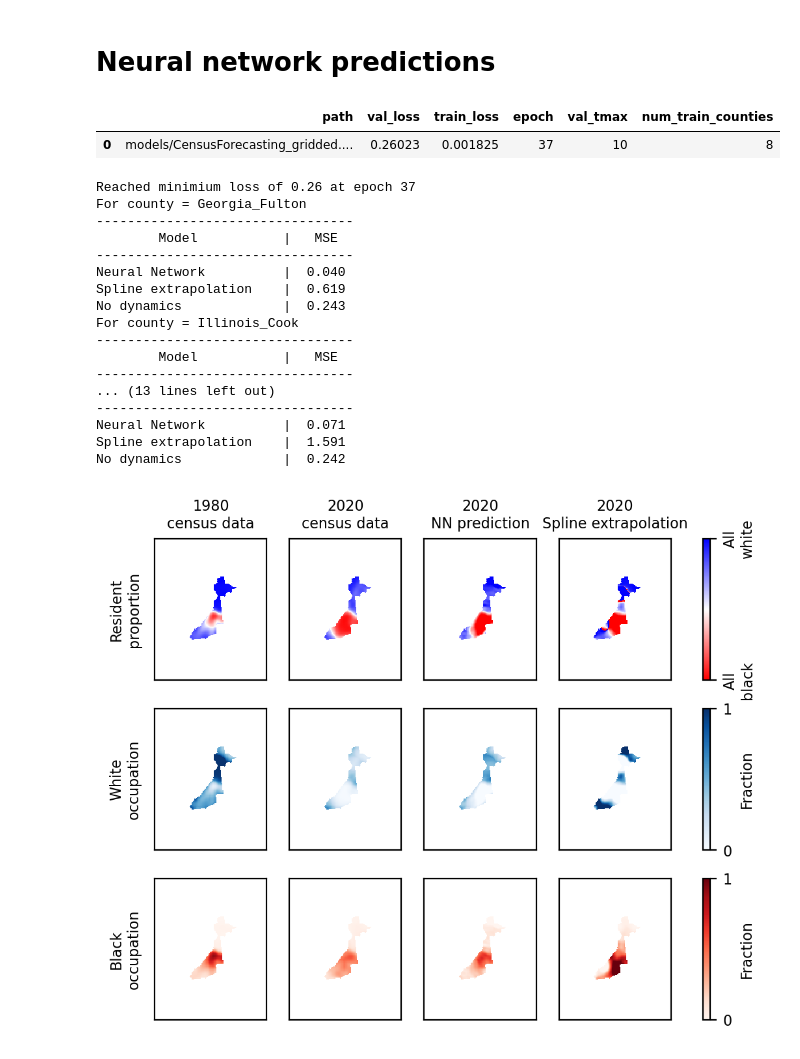
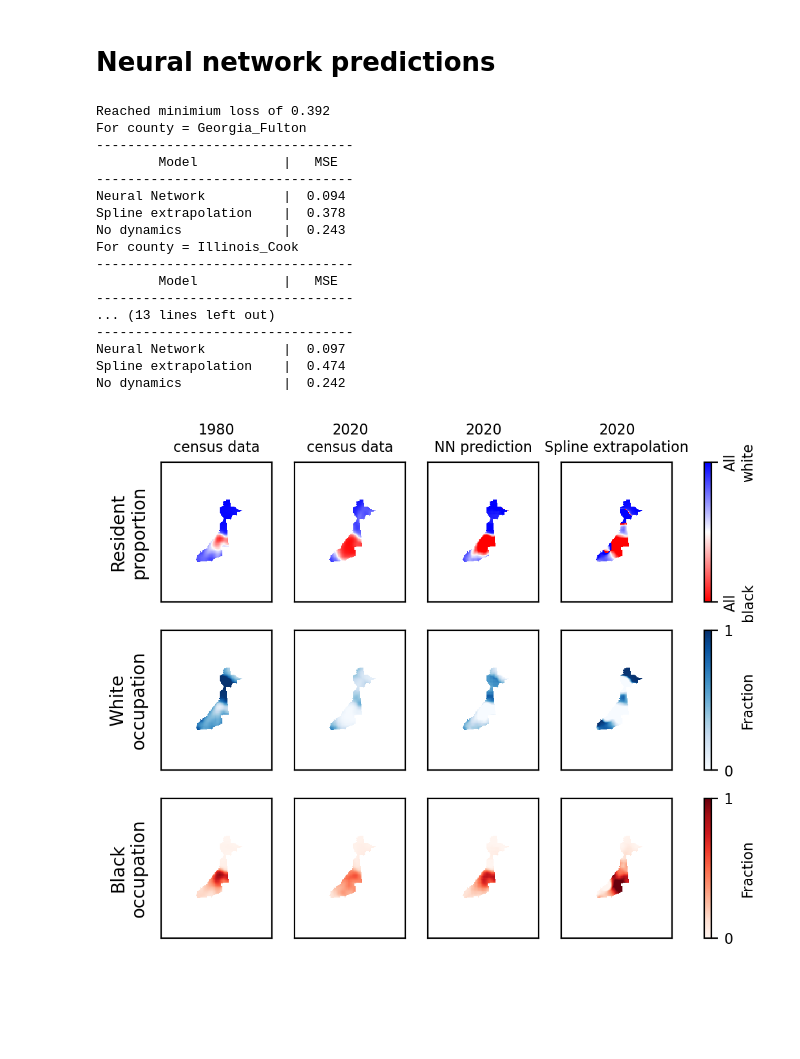
Before and after one commit to jcolen/sociohydro, a Jupyter notebook: census_gridded/CensusModels.ipynb, the cells around one changed output. Saved outputs shown, nothing was run; the diff lists cells and outputs as text; code cells hidden in the pictures; blank space fills up the shorter version.

```diff
--- a/census_gridded/CensusModels.ipynb
+++ b/census_gridded/CensusModels.ipynb
@@ -130,20 +19,0 @@ Text(0, 0.33, '2020 Census')
-# %%
-dataset = CensusDataset('Illinois_Cook')
-dataset.validate()
-
-fig, ax = plt.subplots(2, 5, figsize=(5, 2), dpi=200)
-
-for i in range(5):
-    wb0 = dataset.wb(1980+i*10)
-    ax[0,i].set_title(1980+i*10)
-    alpha = np.ones(dataset.mask.shape)
-    alpha[~dataset.mask] = 0.3
-    ax[0,i].pcolormesh(dataset.x, dataset.y, wb0[0], vmin=0, vmax=1, cmap='Blues', alpha=alpha)
-    ax[1,i].pcolormesh(dataset.x, dataset.y, wb0[1], vmin=0, vmax=1, cmap='Reds', alpha=alpha)
-
-
-ax[0,0].set_ylabel('$\phi_W$')
-ax[1,0].set_ylabel('$\phi_B$')
-
-for a in ax.flatten():
-    a.set(xticks=[], yticks=[])
@@ -170,6 +70,17 @@ def make_predictions_plot(model, county):
     # Spline extrapolation
     spline = interp1d([1980, 1990], np.stack([dataset.wb(1980), dataset.wb(1990)]), axis=0, fill_value='extrapolate')
     wbSpline = spline(2020)
+
+    # Another spline extrapolation which adjusts for housing
+    spline = interp1d([1980, 1990],
+                      np.stack([dataset.wb(1980), dataset.wb(1990)]) * dataset.housing,
+                      axis=0, fill_value='extrapolate')
+    wbSplineTimeSeries = spline(np.array([1980, 1990, 2000, 2010, 2020]))
+    wbSplineTimeSeries[wbSplineTimeSeries < 0] = 0. # Cannot have negative residents
+
+    housing = np.sum(wbSplineTimeSeries, axis=1).max(axis=0)
+    wbSpline = spline(2020) / housing
+
 
     # Error rates
     mse_NN = np.mean(np.power(wbNN - wb2020, 2).sum(0)[dataset.mask])
@@ -222,65 +133,40 @@ def make_predictions_plot(model, county):
         a.set(xticks=[], yticks=[], aspect='equal')
 
     return fig
-# %%
-import os
-import glob
-import json
-import pandas as pd
-
-def report_model(path):
-    info = torch.load(path, map_location='cpu')
-    with open(f'{path[:-5]}_args.txt', 'r') as f:
-        params = json.load(f)
-    ret = {
-        'path': path,
-        'val_loss': np.min(info['val_loss']),
-        'train_loss': np.mean(info['train_loss'][-100:]),
-        'epoch': np.argmin(info['val_loss']),
-        'val_tmax': params.get('val_tmax', 10),
-        'num_train_counties': params.get('num_train_counties', 30)
-    }
-    return ret
-
-records = []
-for path in glob.glob('models/*.ckpt'):
-    records.append(report_model(path))
-
-df = pd.DataFrame.from_records(records, np.arange(len(records)))
-df.sort_values('val_loss')
-# %% [output]
-|  | path | val_loss | train_loss | epoch | val_tmax | num_train_counties |
-| 0 | models/CensusForecasting_gridded.... | 0.26023 | 0.001825 | 37 | 10 | 8 |
 # %%
 from census_nn import *
 
-info = torch.load('models/CensusForecasting_gridded.ckpt')
-print('Reached minimium loss of', np.round(np.min(info['val_loss']), 3), 'at epoch', np.argmin(info['val_loss']), flush=True)
+#model = 'CensusForecasting_gridded' # Legacy overfit model
+
+model = 'CensusForecasting_3060833_all_counties' # Best-performing model trained on all counties
+
+info = torch.load(f'models/{model}.ckpt')
+print('Reached minimium loss of', np.round(info['val_loss'], 3), flush=True)
 
 model = CensusForecasting().to(device)
 model.eval()
 model.load_state_dict(info['state_dict'], strict=False)
 
 make_predictions_plot(model, 'Georgia_Fulton');
 make_predictions_plot(model, 'Illinois_Cook');
 make_predictions_plot(model, 'Texas_Harris');
 make_predictions_plot(model, 'California_Los Angeles');
 # %% [output]
-Reached minimium loss of 0.26 at epoch 37
+Reached minimium loss of 0.392
 For county = Georgia_Fulton
 ---------------------------------
         Model           |   MSE
 ---------------------------------
-Neural Network          |  0.040
-Spline extrapolation    |  0.619
+Neural Network          |  0.094
+Spline extrapolation    |  0.378
 No dynamics             |  0.243
 For county = Illinois_Cook
 ---------------------------------
         Model           |   MSE
 ---------------------------------
 ... (13 lines left out)
 ---------------------------------
-Neural Network          |  0.071
-Spline extrapolation    |  1.591
+Neural Network          |  0.097
+Spline extrapolation    |  0.474
 No dynamics             |  0.242
-[figure, old version]
+[figure, new version]
```
Also changed, not shown: parts of 9 cells of this notebook, 54 other files.
